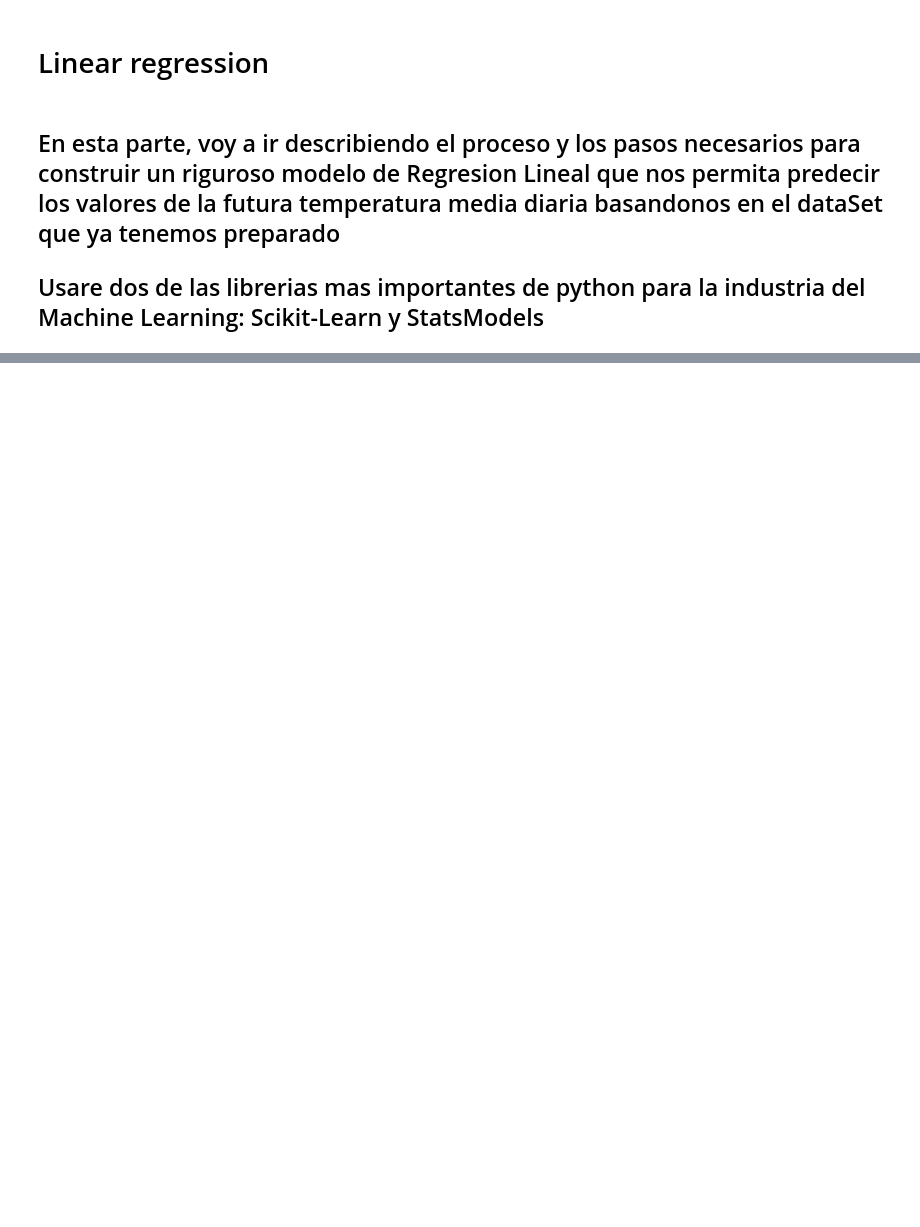
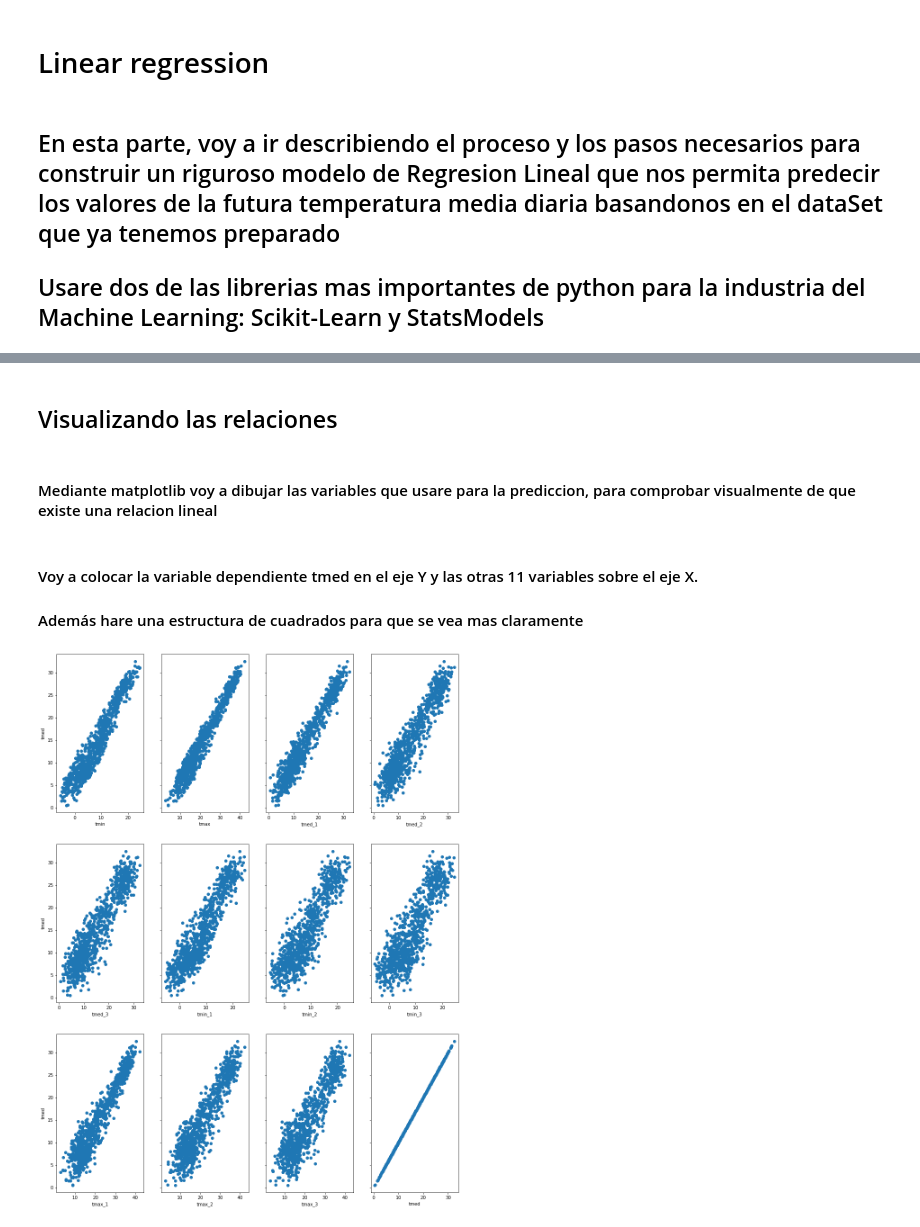
Before and after one commit to Plopezq/weather-forecast, a Jupyter notebook: Linear-Regression.ipynb, the cells around one changed output, grey strips where cells are left out. Cells and saved outputs as stored; diff of their text form; code cells hidden in the pictures; blank space fills up the shorter version.

```diff
--- a/Linear-Regression.ipynb
+++ b/Linear-Regression.ipynb
@@ -19,0 +61,7 @@ QUIZA dar mas explicaciones
+# %%
+df2 = df.drop(['prec_1', 'prec_2', 'prec_3'], axis=1)
+predictors = ['tmin','tmax','tmed_1','tmed_2','tmed_3','tmin_1','tmin_2','tmin_3','tmax_1','tmax_2', 'tmax_3', 'tmed']
+# %% [markdown]
+## Visualizando las relaciones
+# %% [markdown]
+#### Mediante matplotlib voy a dibujar las variables que usare para la prediccion, para comprobar visualmente de que existe una relacion lineal
@@ -19,0 +72,30 @@ QUIZA dar mas explicaciones
+# %% [markdown]
+#### Voy a colocar la variable dependiente tmed en el eje Y y las otras 11 variables sobre el eje X.
+
+#### Además hare una estructura de cuadrados para que se vea mas claramente
+# %%
+%matplotlib inline
+
+# manually set the parameters of the figure to and appropriate size
+plt.rcParams['figure.figsize'] = [16, 22]
+
+# call subplots specifying the grid structure we desire and that
+# the y axes should be shared
+fig, axes = plt.subplots(nrows=3, ncols=4, sharey=True)
+
+# Since it would be nice to loop through the features in to build this plot
+# let us rearrange our data into a 2D array of 6 rows and 3 columns
+arr = np.array(predictors).reshape(3, 4)
+
+# use enumerate to loop over the arr 2D array of rows and columns
+# and create scatter plots of each meantempm vs each feature
+for row, col_arr in enumerate(arr):
+    for col, feature in enumerate(col_arr):
+        axes[row, col].scatter(df2[feature], df2['tmed'])
+        if col == 0:
+            axes[row, col].set(xlabel=feature, ylabel='tmed')
+        else:
+            axes[row, col].set(xlabel=feature)
+plt.show()
+# %% [output]
+[figure, added]
```
Also changed, not shown: parts of 16 cells of this notebook.
